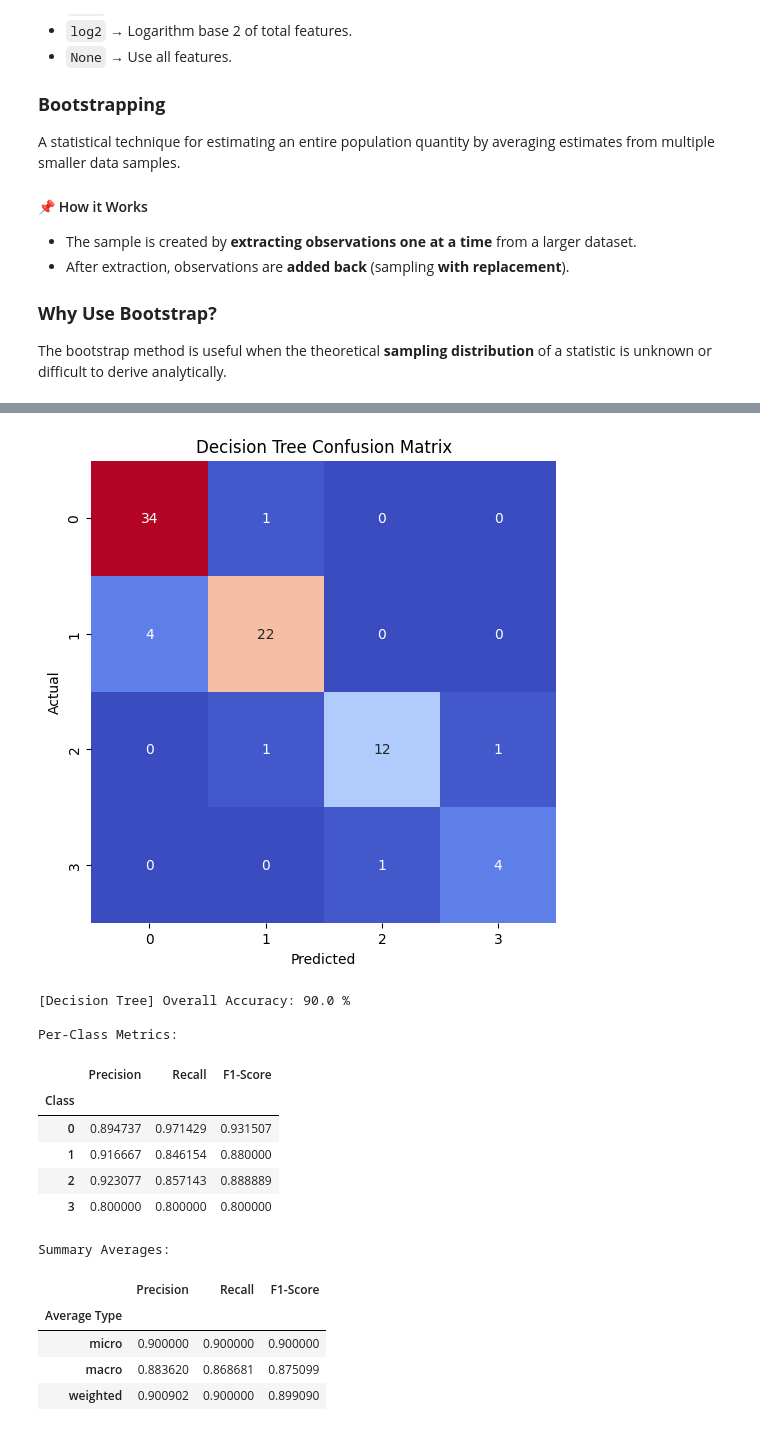
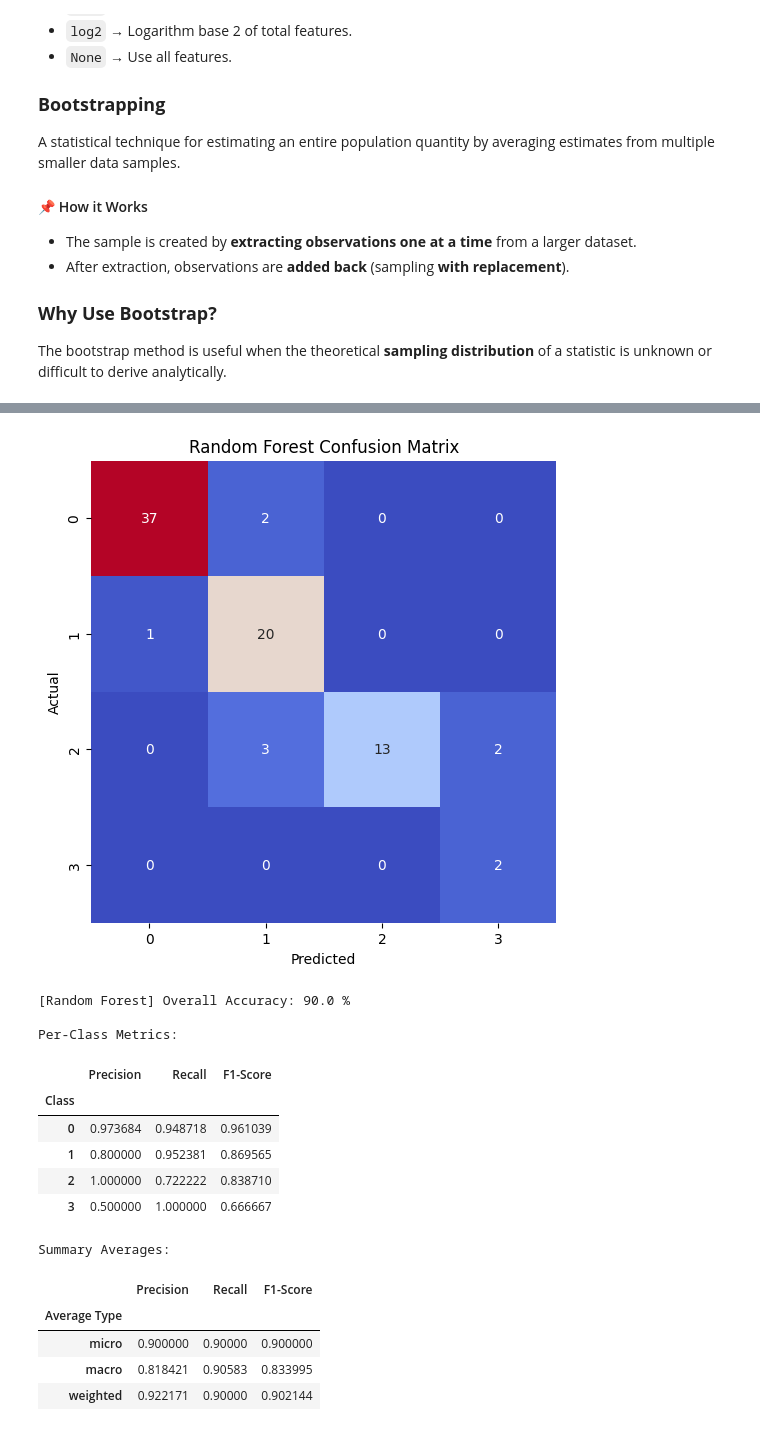
Before and after one commit to Artin-Tavasoli/Machine-Learning-Classifiers, a Jupyter notebook: Machine-Learning-Models.ipynb, the cells around one changed output, grey strips where cells are left out. Cells and saved outputs as stored; diff of their text form; code cells hidden in the pictures.

```diff
--- a/Machine-Learning-Models.ipynb
+++ b/Machine-Learning-Models.ipynb
@@ -746,19 +742,20 @@ Best Hyperparameters: {'n_estimators': 1000, 'min_samples_split': 20, 'min_sampl
-# %%
-evaluate_model("Random Forest", random_search, Y_test)
-# %% [output]
-[figure, removed]
-[Decision Tree] Overall Accuracy: 90.0 %
-
-Per-Class Metrics:
-|  | Precision | Recall | F1-Score |
-| Class |  |  |  |
-| 0 | 0.894737 | 0.971429 | 0.931507 |
-| 1 | 0.916667 | 0.846154 | 0.880000 |
-| 2 | 0.923077 | 0.857143 | 0.888889 |
-| 3 | 0.800000 | 0.800000 | 0.800000 |
-Summary Averages:
-|  | Precision | Recall | F1-Score |
-| Average Type |  |  |  |
-| micro | 0.900000 | 0.900000 | 0.900000 |
-| macro | 0.883620 | 0.868681 | 0.875099 |
-| weighted | 0.900902 | 0.900000 | 0.899090 |
+# %%
+preds = random_search.predict(X_test)
+evaluate_model("Random Forest", preds, Y_test)
+# %% [output]
+[figure, added]
+[Random Forest] Overall Accuracy: 90.0 %
+
+Per-Class Metrics:
+|  | Precision | Recall | F1-Score |
+| Class |  |  |  |
+| 0 | 0.973684 | 0.948718 | 0.961039 |
+| 1 | 0.800000 | 0.952381 | 0.869565 |
+| 2 | 1.000000 | 0.722222 | 0.838710 |
+| 3 | 0.500000 | 1.000000 | 0.666667 |
+Summary Averages:
+|  | Precision | Recall | F1-Score |
+| Average Type |  |  |  |
+| micro | 0.900000 | 0.90000 | 0.900000 |
+| macro | 0.818421 | 0.90583 | 0.833995 |
+| weighted | 0.922171 | 0.90000 | 0.902144 |
```
Also changed, not shown: parts of 16 cells of this notebook, 1 other file.
